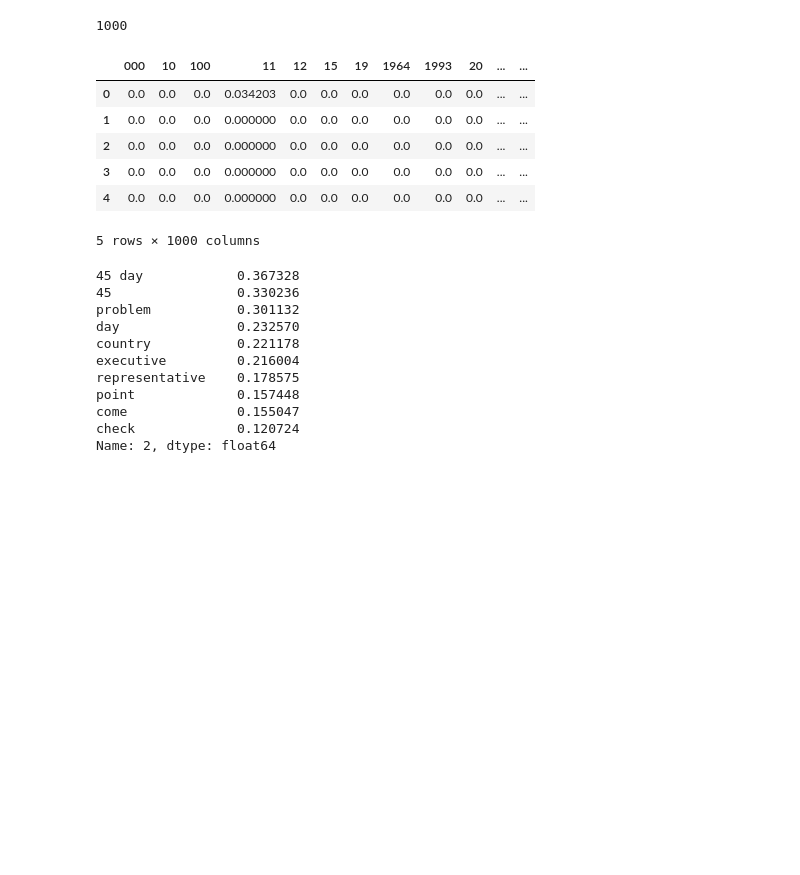
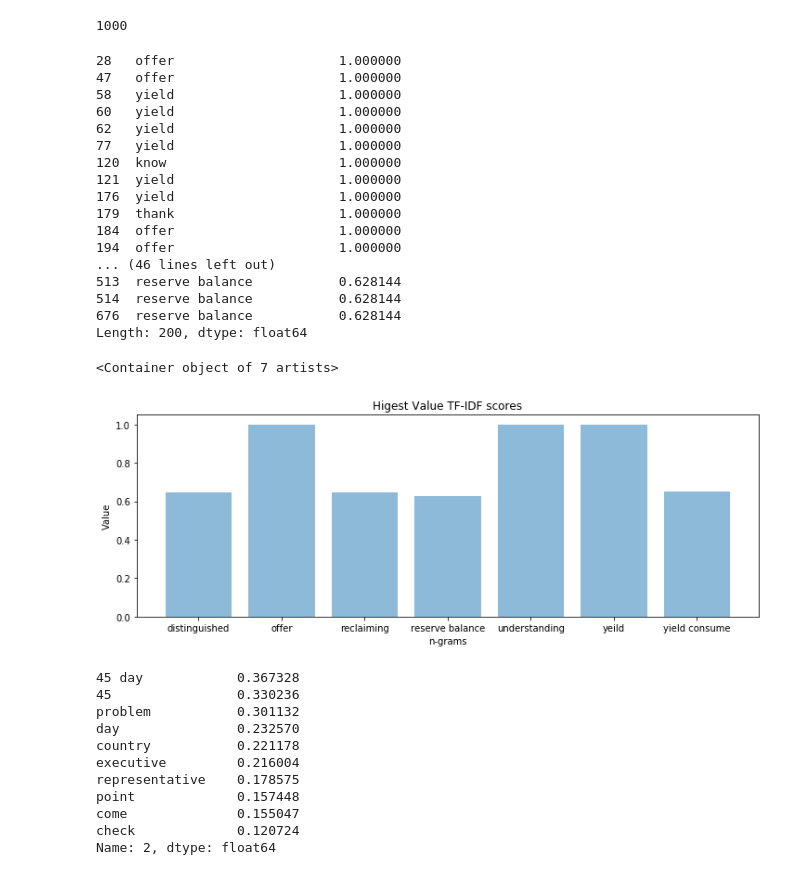
Before and after one commit to eltabre/PolitiGauge, a Jupyter notebook: notebooks/ConvoteDataExploration.ipynb, the cells around one changed output. Saved outputs shown, nothing was run; the diff lists cells and outputs as text; code cells hidden in the pictures; blank space fills up the shorter version.

```diff
--- a/notebooks/ConvoteDataExploration.ipynb
+++ b/notebooks/ConvoteDataExploration.ipynb
@@ -321,14 +315,34 @@ print(len(features))
 # %%
 tfdf = pd.DataFrame(train_vect.toarray(), columns = features)
 tfdf.head()
+tfdf.stack().nlargest(200)
 # %% [output]
-|  | 000 | 10 | 100 | 11 | 12 | 15 | 19 | 1964 | 1993 | 20 | ... | ... |
-| 0 | 0.0 | 0.0 | 0.0 | 0.034203 | 0.0 | 0.0 | 0.0 | 0.0 | 0.0 | 0.0 | ... | ... |
-| 1 | 0.0 | 0.0 | 0.0 | 0.000000 | 0.0 | 0.0 | 0.0 | 0.0 | 0.0 | 0.0 | ... | ... |
-| 2 | 0.0 | 0.0 | 0.0 | 0.000000 | 0.0 | 0.0 | 0.0 | 0.0 | 0.0 | 0.0 | ... | ... |
-| 3 | 0.0 | 0.0 | 0.0 | 0.000000 | 0.0 | 0.0 | 0.0 | 0.0 | 0.0 | 0.0 | ... | ... |
-| 4 | 0.0 | 0.0 | 0.0 | 0.000000 | 0.0 | 0.0 | 0.0 | 0.0 | 0.0 | 0.0 | ... | ... |
-5 rows × 1000 columns
+28   offer                     1.000000
+47   offer                     1.000000
+58   yield                     1.000000
+60   yield                     1.000000
+62   yield                     1.000000
+77   yield                     1.000000
+120  know                      1.000000
+121  yield                     1.000000
+176  yield                     1.000000
+179  thank                     1.000000
+184  offer                     1.000000
+194  offer                     1.000000
+... (46 lines left out)
+513  reserve balance           0.628144
+514  reserve balance           0.628144
+676  reserve balance           0.628144
+Length: 200, dtype: float64
+# %%
+fig, ax = plt.subplots(figsize=(12, 4))
+ax.set_xlabel('n-grams')
+ax.set_ylabel('Value')
+ax.set_title('Higest Value TF-IDF scores')
+ax.bar(['offer', 'yeild', 'understanding', 'yield consume', 'distinguished', 'reclaiming', 'reserve balance'], [1,1,1,0.649529,0.647613, 0.646480, 0.628144], align='center', alpha=0.5)
+# %% [output]
+<Container object of 7 artists>
+[figure, added]
 # %%
 s = pd.Series(tfdf.iloc[2])
 s.nlargest(10)
```
Also changed, not shown: parts of 17 cells of this notebook.
